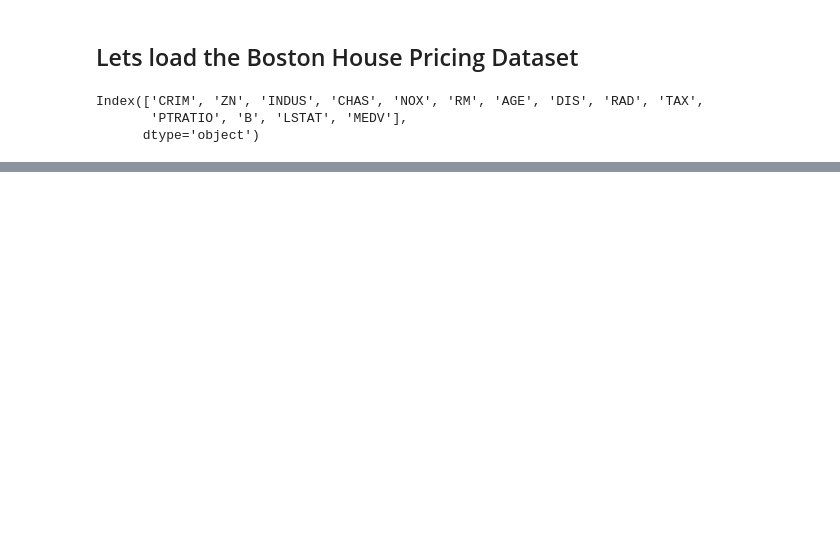
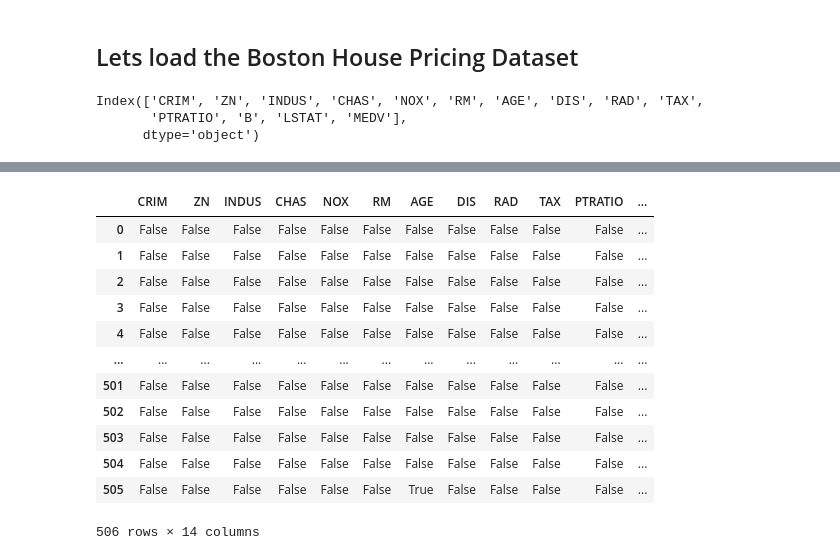
Before and after one commit to 06kunal/Housing_Prices_using_Dockers, a Jupyter notebook: BostonHousePricing.ipynb, the cells around one changed output, grey strips where cells are left out. Saved outputs shown, nothing was run; the diff lists cells and outputs as text; code cells hidden in the pictures; blank space fills up the shorter version.

```diff
--- a/BostonHousePricing.ipynb
+++ b/BostonHousePricing.ipynb
@@ -49,0 +109,17 @@ boston.describe()
+# %%
+## Checking the missing values.
+boston.isnull()
+# %% [output]
+|  | CRIM | ZN | INDUS | CHAS | NOX | RM | AGE | DIS | RAD | TAX | PTRATIO | ... |
+| 0 | False | False | False | False | False | False | False | False | False | False | False | ... |
+| 1 | False | False | False | False | False | False | False | False | False | False | False | ... |
+| 2 | False | False | False | False | False | False | False | False | False | False | False | ... |
+| 3 | False | False | False | False | False | False | False | False | False | False | False | ... |
+| 4 | False | False | False | False | False | False | False | False | False | False | False | ... |
+| ... | ... | ... | ... | ... | ... | ... | ... | ... | ... | ... | ... | ... |
+| 501 | False | False | False | False | False | False | False | False | False | False | False | ... |
+| 502 | False | False | False | False | False | False | False | False | False | False | False | ... |
+| 503 | False | False | False | False | False | False | False | False | False | False | False | ... |
+| 504 | False | False | False | False | False | False | False | False | False | False | False | ... |
+| 505 | False | False | False | False | False | False | True | False | False | False | False | ... |
+506 rows × 14 columns
```
Also changed, not shown: parts of 15 cells of this notebook.
